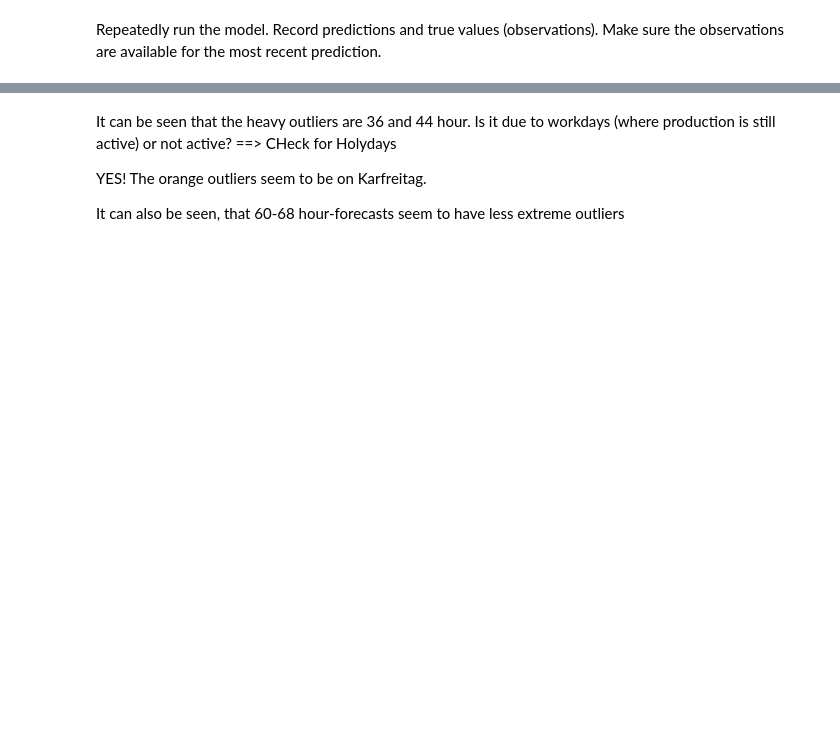
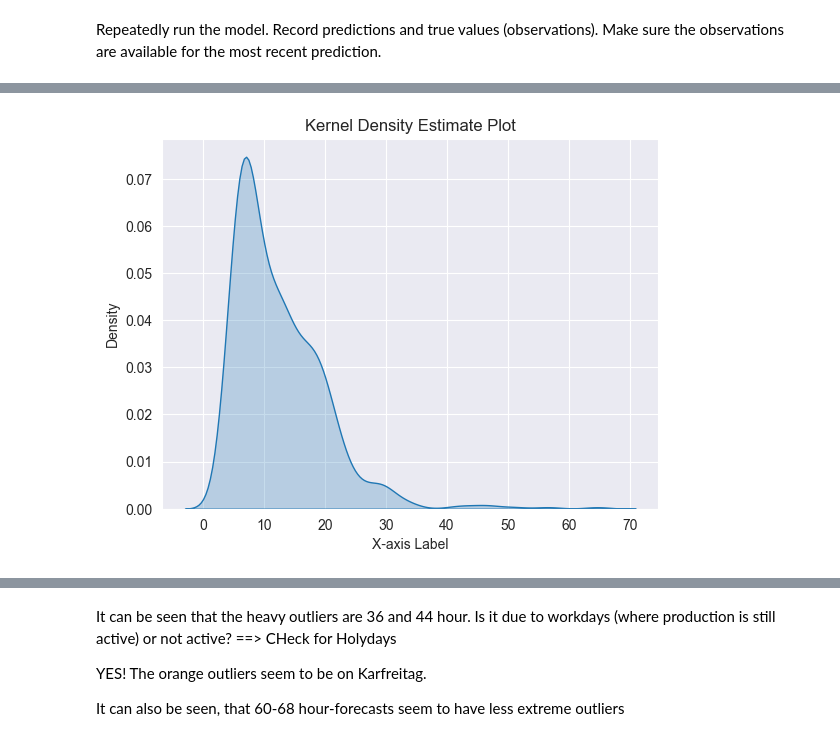
Before and after one commit to EliasKng/PTSFC, a Jupyter notebook: Energy/cross_validation.ipynb, the cells around one changed output, grey strips where cells are left out. Saved outputs shown, nothing was run; the diff lists cells and outputs as text; code cells hidden in the pictures; blank space fills up the shorter version.

```diff
--- a/Energy/cross_validation.ipynb
+++ b/Energy/cross_validation.ipynb
@@ -55,3 +114,23 @@ evaluation[evaluation['horizon'] == '36 hour']
+# %%
+import numpy as np
+import matplotlib.pyplot as plt
+import seaborn as sns
+
+# Example data (replace with your actual data)
+data = evaluation['score']
+
+# Kernel density estimate plot
+sns.kdeplot(data, fill=True)
+
+# Adding labels and title
+plt.xlabel('X-axis Label')
+plt.ylabel('Density')
+plt.title('Kernel Density Estimate Plot')
+
+# Display the plot
+plt.show()
+# %% [output]
+[figure, added]
 # %%
 import matplotlib.pyplot as plt
 
```
Also changed, not shown: parts of 7 cells of this notebook, 1 other file.
